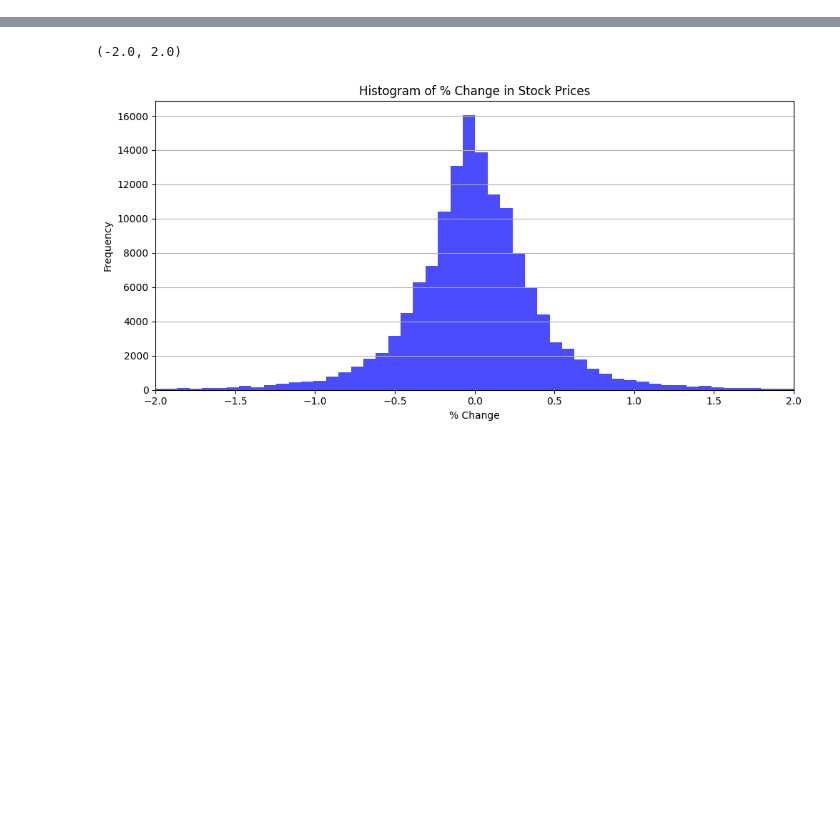
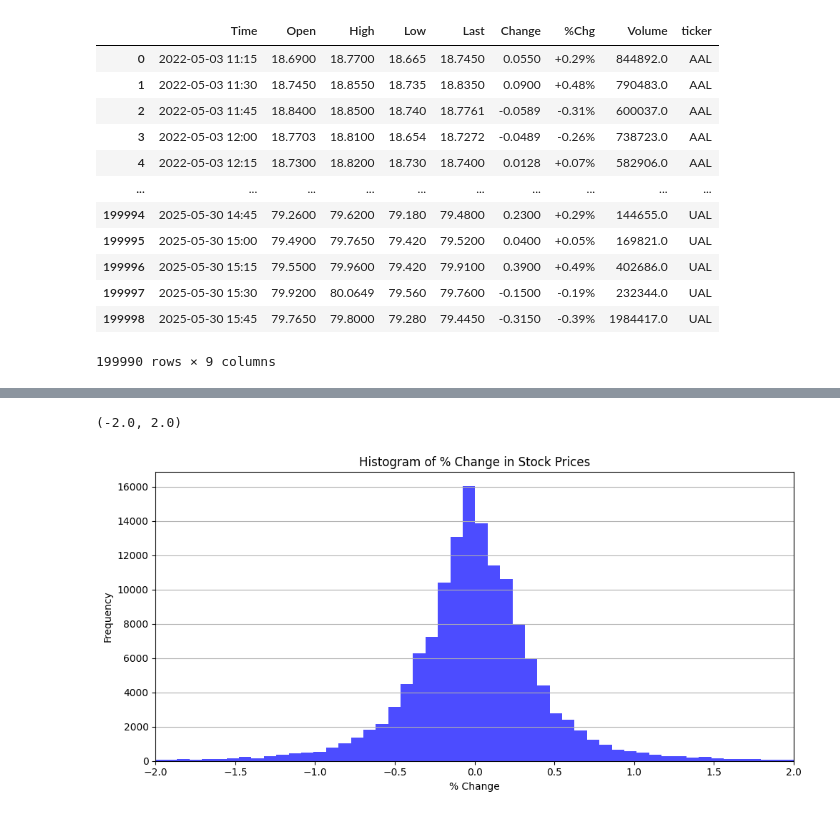
Before and after one commit to svanomm/sentiment-volume-forecasting, a Jupyter notebook: Scripts/04 Process Stock Data.ipynb, the cells around one changed output, grey strips where cells are left out. Cells and saved outputs as stored; diff of their text form; code cells hidden in the pictures; blank space fills up the shorter version.

```diff
--- a/Scripts/04 Process Stock Data.ipynb
+++ b/Scripts/04 Process Stock Data.ipynb
@@ -42,3 +55,20 @@ for file in csv_files:
+# %%
+df_main = df_main.dropna(subset=['Open'])
+df_main
+# %% [output]
+|  | Time | Open | High | Low | Last | Change | %Chg | Volume | ticker |
+| 0 | 2022-05-03 11:15 | 18.6900 | 18.7700 | 18.665 | 18.7450 | 0.0550 | +0.29% | 844892.0 | AAL |
+| 1 | 2022-05-03 11:30 | 18.7450 | 18.8550 | 18.735 | 18.8350 | 0.0900 | +0.48% | 790483.0 | AAL |
+| 2 | 2022-05-03 11:45 | 18.8400 | 18.8500 | 18.740 | 18.7761 | -0.0589 | -0.31% | 600037.0 | AAL |
+| 3 | 2022-05-03 12:00 | 18.7703 | 18.8100 | 18.654 | 18.7272 | -0.0489 | -0.26% | 738723.0 | AAL |
+| 4 | 2022-05-03 12:15 | 18.7300 | 18.8200 | 18.730 | 18.7400 | 0.0128 | +0.07% | 582906.0 | AAL |
+| ... | ... | ... | ... | ... | ... | ... | ... | ... | ... |
+| 199994 | 2025-05-30 14:45 | 79.2600 | 79.6200 | 79.180 | 79.4800 | 0.2300 | +0.29% | 144655.0 | UAL |
+| 199995 | 2025-05-30 15:00 | 79.4900 | 79.7650 | 79.420 | 79.5200 | 0.0400 | +0.05% | 169821.0 | UAL |
+| 199996 | 2025-05-30 15:15 | 79.5500 | 79.9600 | 79.420 | 79.9100 | 0.3900 | +0.49% | 402686.0 | UAL |
+| 199997 | 2025-05-30 15:30 | 79.9200 | 80.0649 | 79.560 | 79.7600 | -0.1500 | -0.19% | 232344.0 | UAL |
+| 199998 | 2025-05-30 15:45 | 79.7650 | 79.8000 | 79.280 | 79.4450 | -0.3150 | -0.39% | 1984417.0 | UAL |
+199990 rows × 9 columns
 # %%
 df_main = df_main.dropna()
 # Convert 'Time' column to datetime format
```
Also changed, not shown: parts of 9 cells of this notebook.
